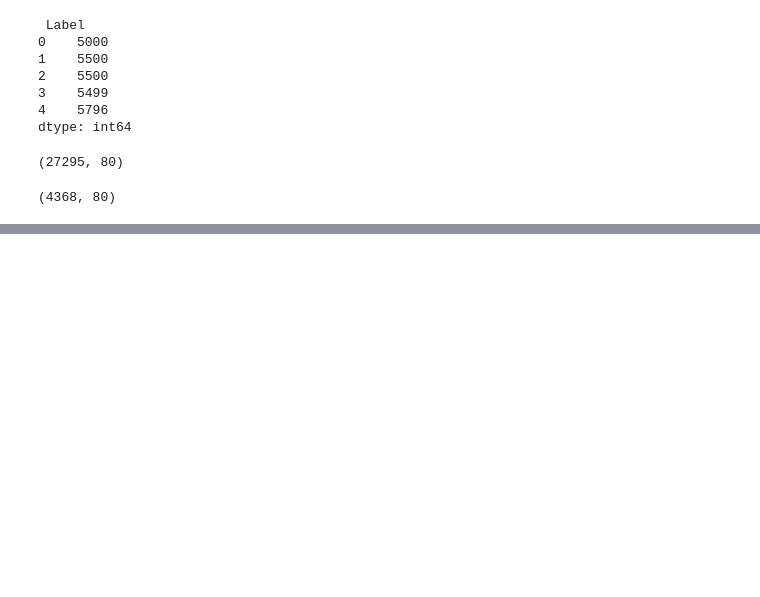
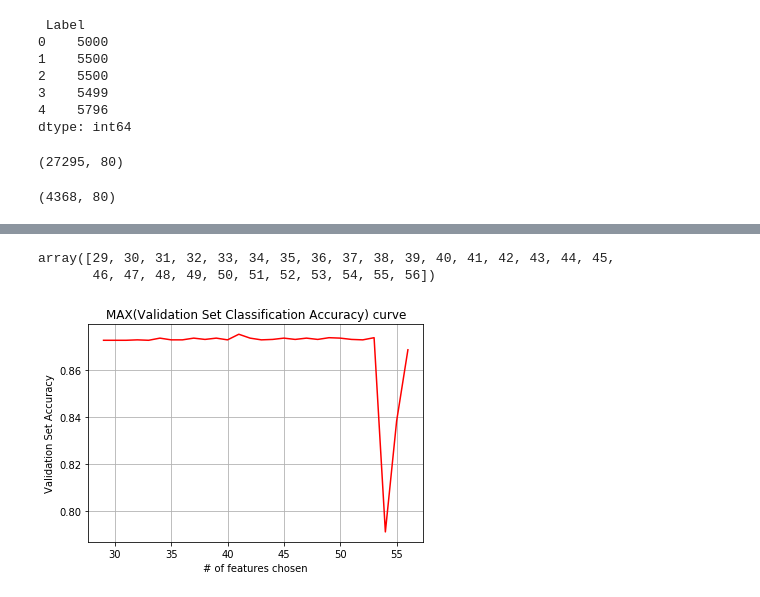
Before and after one commit to nyu-tandon-hsn-ai/FeatureSelection, a Jupyter notebook: genetic_wrapper.ipynb, the cells around one changed output, grey strips where cells are left out. Drawn from its saved outputs; the diff is of its cells as text; code cells hidden in the pictures; blank space fills up the shorter version.

```diff
--- a/genetic_wrapper.ipynb
+++ b/genetic_wrapper.ipynb
@@ -227,0 +262,26 @@ Feature Subset: [' Source Port', ' Protocol', ' Flow Duration', ' Total Fwd Pack
+# %%
+import pandas as pd
+
+df_testAccuracyList = pd.DataFrame(testAccuracyList, columns=["testAccuracy"])
+df_testAccuracyList.to_csv('testAccuracyList.csv', index=False)
+
+df_validationAccuracyList = pd.DataFrame(validationAccuracyList, columns=["validationAccuracy"])
+df_validationAccuracyList.to_csv('validationAccuracyList.csv', index=False)
+
+individualList = np.asarray(individualList)
+df_individualList = pd.DataFrame(individualList)
+df_individualList.to_csv('individualList.csv', index=False)
+df_individualList['sum'] = df_individualList.sum(axis=1)
+
+df_percentileList = pd.DataFrame(percentileList, columns=["percentile"])
+df_percentileList.to_csv('percentileList.csv', index=False)
+# %%
+np.unique(df_individualList['sum'])
+# %% [output]
+array([29, 30, 31, 32, 33, 34, 35, 36, 37, 38, 39, 40, 41, 42, 43, 44, 45,
+       46, 47, 48, 49, 50, 51, 52, 53, 54, 55, 56])
+# %%
+# df_individualList.where(df_individualList['sum']==27)
+from collections import defaultdict
+index_where = defaultdict(list)
+# [index_where for index in range(len(df_individualList)) if df_individualList['sum'][:,index]==27]
@@ -227,0 +291,19 @@ Feature Subset: [' Source Port', ' Protocol', ' Flow Duration', ' Total Fwd Pack
+# %%
+from collections import OrderedDict
+
+valAccList = defaultdict(list)
+for item in index_where:
+#     print(item)
+    valAcc = np.max(df_validationAccuracyList.iloc[index_where[item]])[0]
+    valAccList[item].append(valAcc)
+
+valAccList = OrderedDict(sorted(valAccList.items()))
+# %%
+g = plt.figure(4)
+plt.plot(list(valAccList.keys())[1:], list(valAccList.values())[1:], color='r')
+plt.title('MAX(Validation Set Classification Accuracy) curve')
+plt.xlabel('# of features chosen')
+plt.ylabel('Validation Set Accuracy')
+plt.grid()
+# %% [output]
+[figure, added]
```
Also changed, not shown: parts of 13 cells of this notebook, 2 other files.
